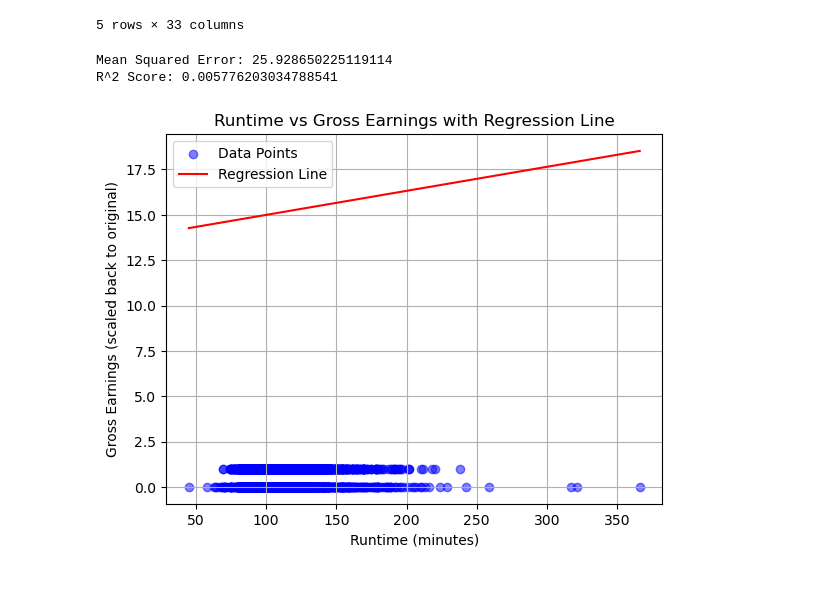
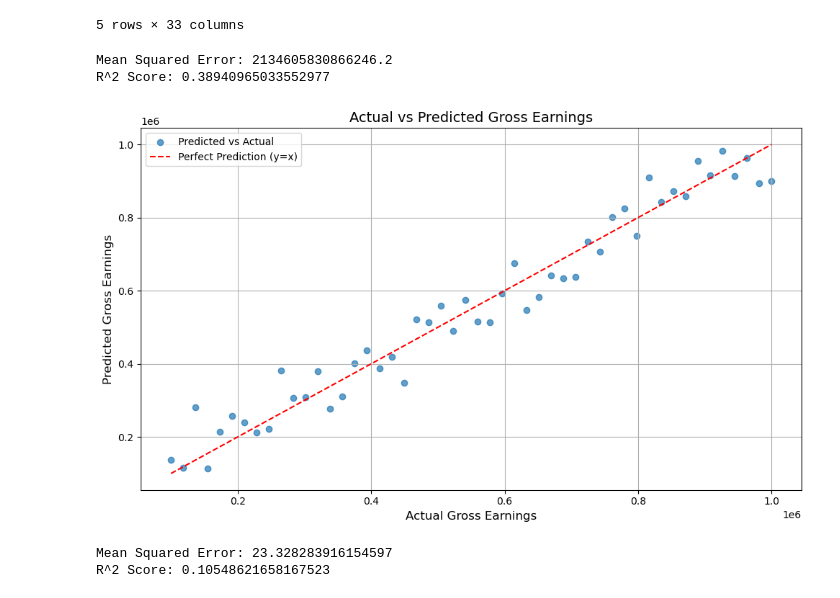
Before and after one commit to t-anderson21/stat486_finalproject, a Jupyter notebook: regression.ipynb, the cells around one changed output. Cells and saved outputs as stored; diff of their text form; code cells hidden in the pictures.

Commit message:
finishing linear regression

```diff
--- a/regression.ipynb
+++ b/regression.ipynb
@@ -77,9 +77,10 @@ import numpy as np
 import pandas as pd
 
 
-# Select relevant data
-X = movies[['runtime']]  # Feature
-y = movies[['gross_earn']]  # Target (needs reshaping for scaling)
+# Example of selecting more features
+features = ['runtime', 'rating', 'votes']  # Add other relevant features
+X = movies[features]
+y = movies[['gross_earn']]
 
 # Scaling runtime and gross_earn
 scaler_X = StandardScaler()
@@ -108,9 +109,38 @@ r2 = r2_score(y_test_original, y_pred)
 
 print(f"Mean Squared Error: {mse}")
 print(f"R^2 Score: {r2}")
+# %% [output]
+Mean Squared Error: 2134605830866246.2
+R^2 Score: 0.38940965033552977
+# %%
+# Import necessary libraries
+import matplotlib.pyplot as plt
+import numpy as np
+
+# Example data for demonstration (replace with actual predictions and test values)
+y_test_original = np.linspace(100000, 1000000, 50)  # Replace with your actual test data
+y_pred = y_test_original + np.random.normal(0, 50000, 50)  # Simulated predictions with noise
+
+# Scatter plot of actual vs predicted values
+plt.figure(figsize=(10, 6))
+plt.scatter(y_test_original, y_pred, alpha=0.7, label="Predicted vs Actual")
+plt.plot(y_test_original, y_test_original, color='red', linestyle='--', label="Perfect Prediction (y=x)")
+
+# Plot settings
+plt.title("Actual vs Predicted Gross Earnings", fontsize=14)
+plt.xlabel("Actual Gross Earnings", fontsize=12)
+plt.ylabel("Predicted Gross Earnings", fontsize=12)
+plt.legend()
+plt.grid(True)
+plt.tight_layout()
+
+# Show plot
+plt.show()
+# %% [output]
+[figure, added]
 # %%
 # Select relevant data
-X = movies[['runtime']]  # Feature
+X = movies[['runtime', 'rating', 'votes']]  # Feature
 movies['gross_earn_log'] = np.log1p(movies['gross_earn'])  # Add 1 to avoid log(0)
 y = movies[['gross_earn_log']]
 
@@ -142,29 +172,5 @@ r2 = r2_score(y_test_original, y_pred)
 print(f"Mean Squared Error: {mse}")
 print(f"R^2 Score: {r2}")
 # %% [output]
-Mean Squared Error: 25.928650225119114
-R^2 Score: 0.005776203034788541
+Mean Squared Error: 23.328283916154597
+R^2 Score: 0.10548621658167523
-# %%
-import matplotlib.pyplot as plt
-import numpy as np
-
-# Scatterplot of runtime vs gross_earn (original scale)
-plt.scatter(X, y, color='blue', alpha=0.5, label='Data Points')
-
-# Plot the regression line (predicted values)
-X_range = np.linspace(X.min(), X.max(), 100).reshape(-1, 1)  # Create a range of runtime values
-X_range_scaled = scaler_X.transform(X_range)  # Scale runtime values
-y_line_scaled = model.predict(X_range_scaled)  # Predict using the model
-y_line = scaler_y.inverse_transform(y_line_scaled)  # Inverse transform to original scale
-
-plt.plot(X_range, y_line, color='red', label='Regression Line')
-
-# Add labels and title
-plt.title('Runtime vs Gross Earnings with Regression Line')
-plt.xlabel('Runtime (minutes)')
-plt.ylabel('Gross Earnings (scaled back to original)')
-plt.legend()
-plt.grid(True)
-plt.show()
-# %% [output]
-[figure, removed]
```
Also changed, not shown: parts of 3 cells of this notebook, 2 other files.
